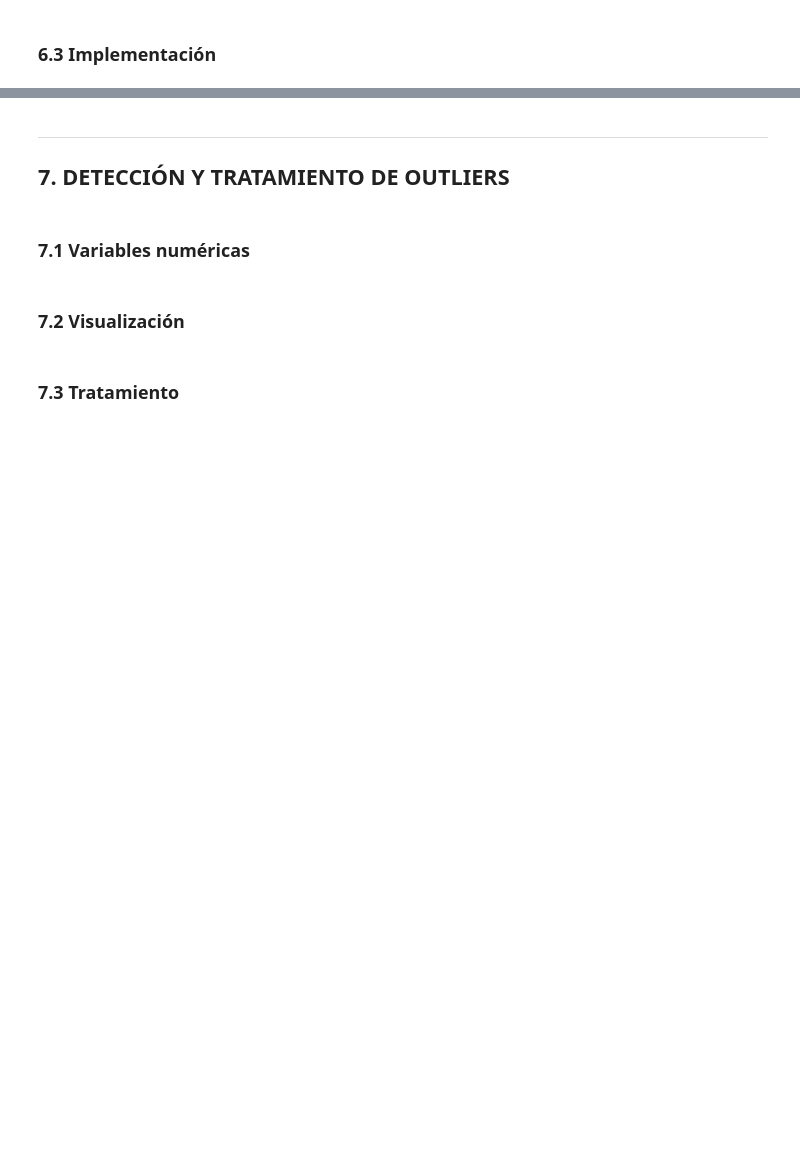
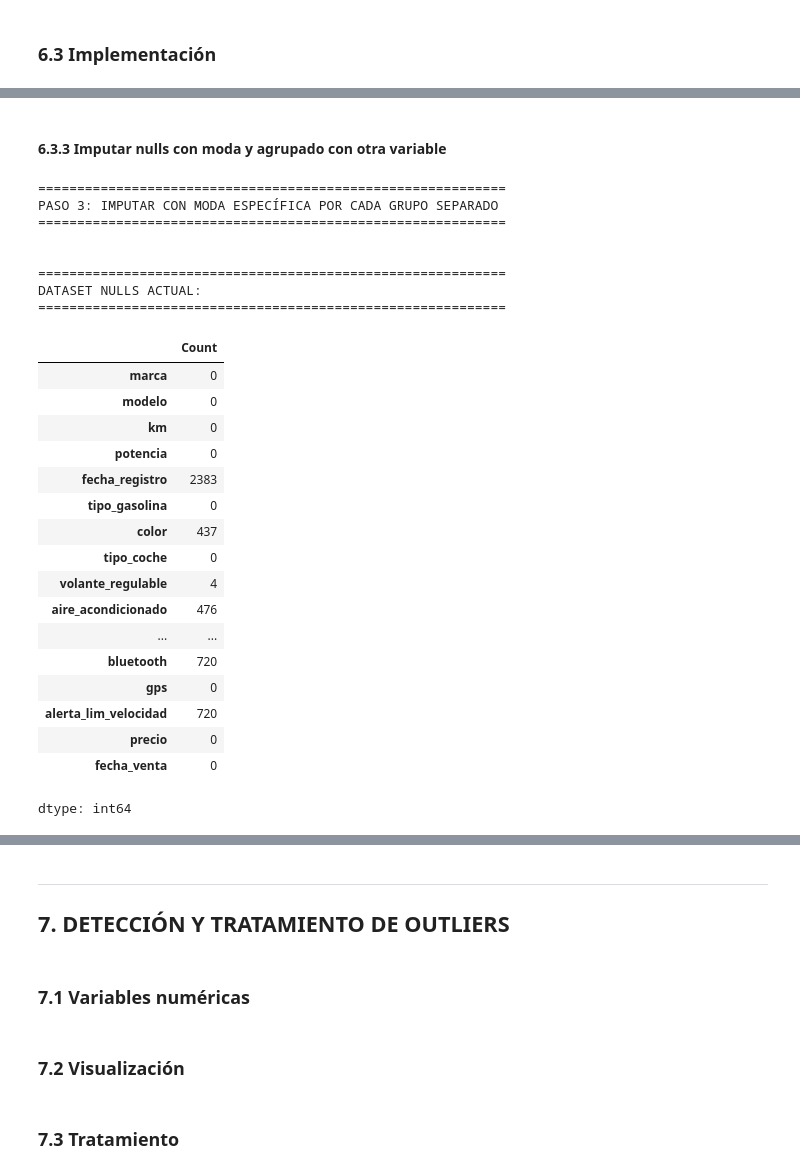
Before and after one commit to alexisnlh/entregable_1_data_engineering, a Jupyter notebook: notebooks_individuales/alexis_labrador.ipynb, the cells around one changed output, grey strips where cells are left out. Cells and saved outputs as stored; diff of their text form; code cells hidden in the pictures; blank space fills up the shorter version.

Commit message:
feat: Integración final de mejoras en pipeline de datos

```diff
--- a/notebooks_individuales/alexis_labrador.ipynb
+++ b/notebooks_individuales/alexis_labrador.ipynb
@@ -1100,0 +1319,73 @@ MANTENER NULOS + INDICADOR (1 variable):
+# %% [markdown]
+#### 6.3.3 Imputar nulls con moda y agrupado con otra variable
+# %%
+def impute_tipo_coche_modelo(df: pd.DataFrame) -> pd.DataFrame:
+    """
+        Imputa tipo_coche usando moda específica de cada modelo.
+
+        Args:
+            df: Dataset a analizar
+
+        Returns:
+            Dataset con marca imputada
+    """
+    print("\n" + "=" * 60, "\nPASO 3: IMPUTAR CON MODA ESPECÍFICA POR CADA GRUPO SEPARADO\n" + "=" * 60, "\n")
+    df_clean = df.copy()
+
+    # Calcular moda por modelo
+    for modelo in df_clean['modelo'].unique():
+        # Máscara de nulos para este modelo
+        mask = (df_clean['modelo'] == modelo) & (df_clean['tipo_coche'].isnull())
+
+        if mask.sum() > 0:
+            # Calcular moda de este modelo
+            tipo_counts = df_clean[df_clean['modelo'] == modelo]['tipo_coche'].value_counts()
+
+            if len(tipo_counts) > 0:
+                moda = tipo_counts.index[0]
+                not_null_total = df_clean[df_clean['modelo'] == modelo]['tipo_coche'].notna().sum()
+                confianza = (tipo_counts.iloc[0] / not_null_total) if not_null_total > 0 else 0
+
+                df_clean.loc[mask, 'tipo_coche'] = moda
+
+            else:
+                # Moda global
+                moda_global = df_clean['tipo_coche'].mode()[0]
+
+                # Sin datos, usar moda global
+                df_clean.loc[mask, 'tipo_coche'] = moda_global
+
+    print("\n" + "=" * 60, "\nDATASET NULLS ACTUAL:\n" + "=" * 60, "\n")
+    display(df_clean.isnull().sum().rename("Count"))
+
+    return df_clean
+
+
+df_clean = impute_tipo_coche_modelo(df_clean)
+# %% [output]
+============================================================
+PASO 3: IMPUTAR CON MODA ESPECÍFICA POR CADA GRUPO SEPARADO
+============================================================
+
+
+============================================================
+DATASET NULLS ACTUAL:
+============================================================
+|  | Count |
+| marca | 0 |
+| modelo | 0 |
+| km | 0 |
+| potencia | 0 |
+| fecha_registro | 2383 |
+| tipo_gasolina | 0 |
+| color | 437 |
+| tipo_coche | 0 |
+| volante_regulable | 4 |
+| aire_acondicionado | 476 |
+| ... | ... |
+| bluetooth | 720 |
+| gps | 0 |
+| alerta_lim_velocidad | 720 |
+| precio | 0 |
+| fecha_venta | 0 |
+dtype: int64
```
Also changed, not shown: parts of 15 cells of this notebook, 6 other files.
